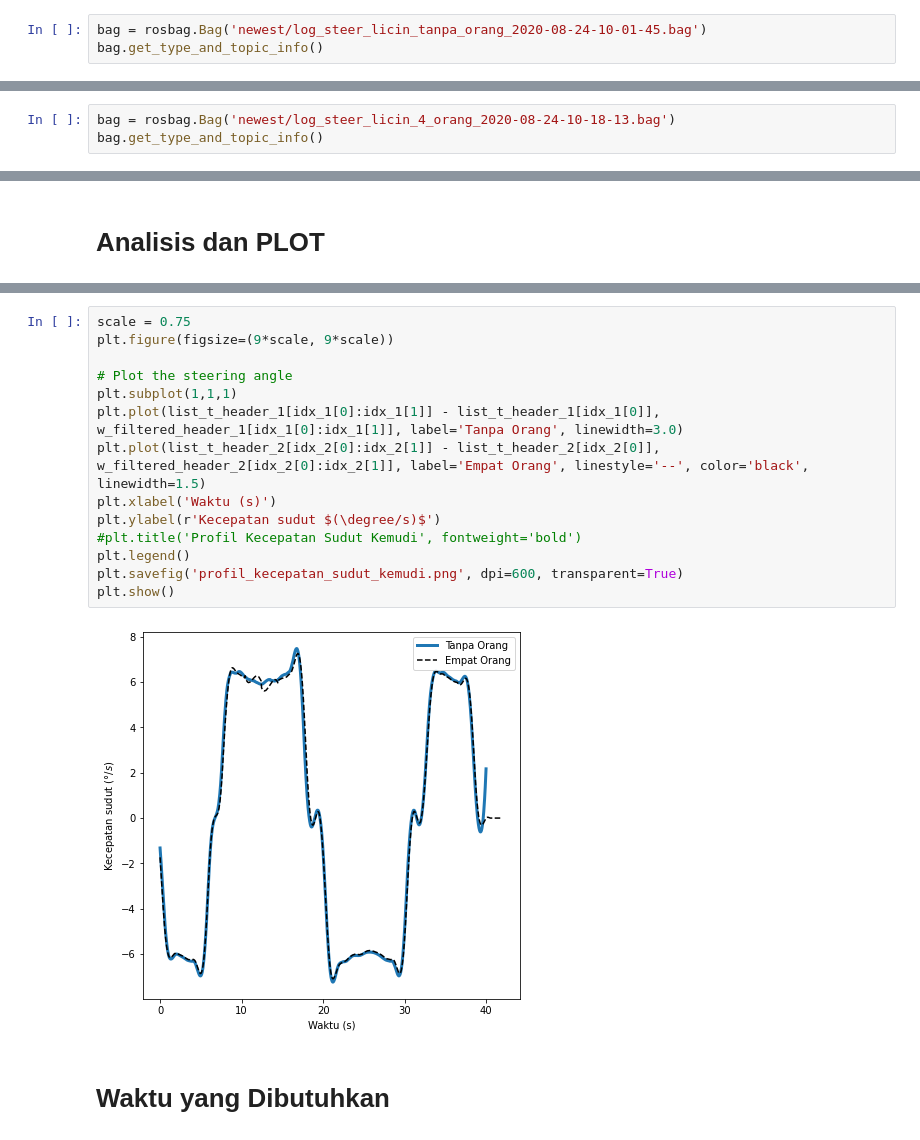
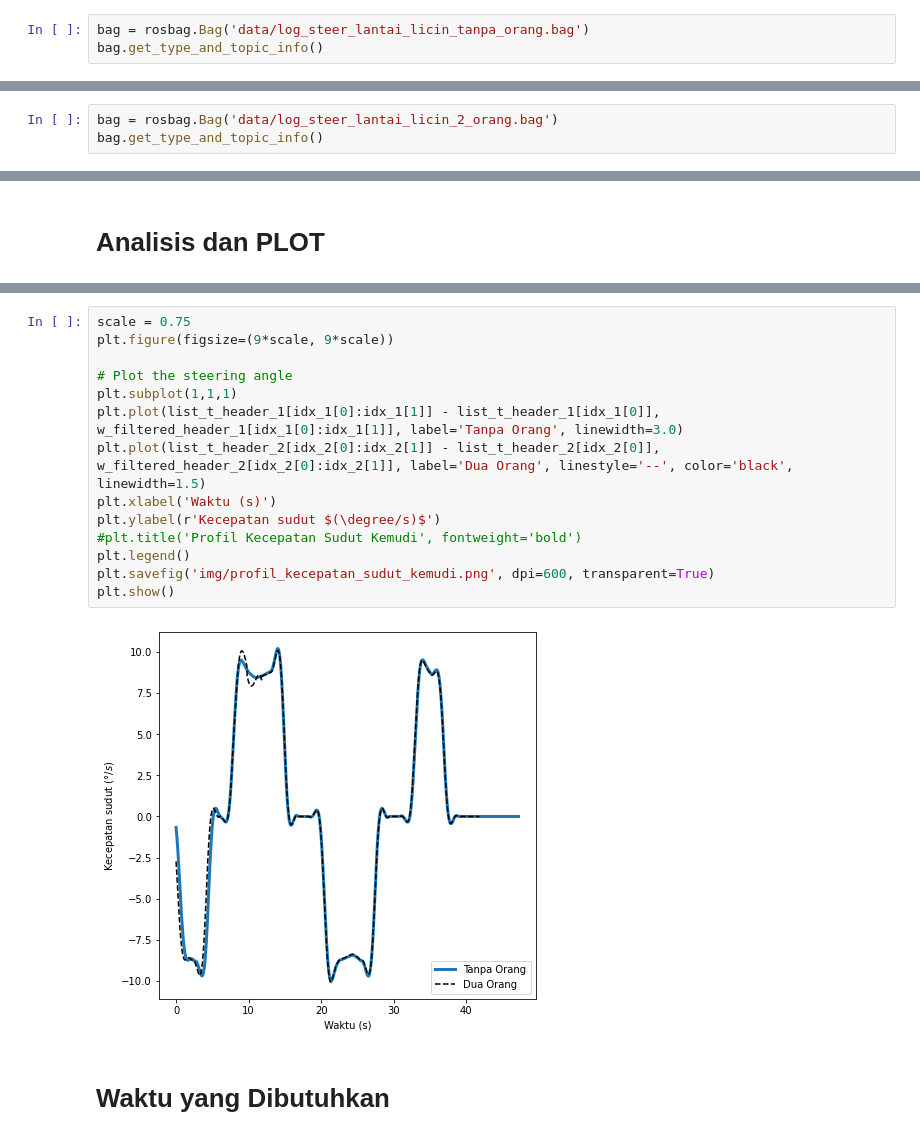
Before and after one commit to fadamsyah/final-project, a Jupyter notebook: Actuator Data/Steering Angle/steering_angle_calibration.ipynb, the cells around one changed output, grey strips where cells are left out. Drawn from its saved outputs; the diff is of its cells as text.

Commit message:
update the steering dynamics data

```diff
--- a/Actuator Data/Steering Angle/steering_angle_calibration.ipynb
+++ b/Actuator Data/Steering Angle/steering_angle_calibration.ipynb
@@ -62,7 +55,7 @@ TypesAndTopicsTuple(msg_types={'pkg_ta/Control': 'f3ff5e621674977340f826fa8303fd
 # %% [markdown]
 # Tanpa Orang Lantai Licin
 # %%
-bag = rosbag.Bag('newest/log_steer_licin_tanpa_orang_2020-08-24-10-01-45.bag')
+bag = rosbag.Bag('data/log_steer_lantai_licin_tanpa_orang.bag')
 bag.get_type_and_topic_info()
 # %% [output]
 TypesAndTopicsTuple(msg_types={'pkg_ta/Control': 'f3ff5e621674977340f826fa8303fddf', 'pkg_ta/LogArduino': '794f6f831f1064c1b29b65087ebb232f', 'rosgraph_msgs/Log': 'acffd30cd6b6de30f120938c17c593fb'},  ...
@@ -135,7 +128,7 @@ plt.plot(steering_angle_1[idx_1[0]:idx_1[1]])
 # %% [markdown]
 ## Import Data
 # %%
-bag = rosbag.Bag('newest/log_steer_licin_4_orang_2020-08-24-10-18-13.bag')
+bag = rosbag.Bag('data/log_steer_lantai_licin_2_orang.bag')
 bag.get_type_and_topic_info()
 # %% [output]
 TypesAndTopicsTuple(msg_types={'pkg_ta/Control': 'f3ff5e621674977340f826fa8303fddf', 'pkg_ta/LogArduino': '794f6f831f1064c1b29b65087ebb232f', 'rosgraph_msgs/Log': 'acffd30cd6b6de30f120938c17c593fb'},  ...
@@ -252,19 +245,19 @@ plt.show()
 # %%
 scale = 0.75
 plt.figure(figsize=(9*scale, 9*scale))
 
 # Plot the steering angle
 plt.subplot(1,1,1)
 plt.plot(list_t_header_1[idx_1[0]:idx_1[1]] - list_t_header_1[idx_1[0]], w_filtered_header_1[idx_1[0]:idx_1[1]], label='Tanpa Orang', linewidth=3.0)
-plt.plot(list_t_header_2[idx_2[0]:idx_2[1]] - list_t_header_2[idx_2[0]], w_filtered_header_2[idx_2[0]:idx_2[1]], label='Empat Orang', linestyle='--', color='black', linewidth=1.5)
+plt.plot(list_t_header_2[idx_2[0]:idx_2[1]] - list_t_header_2[idx_2[0]], w_filtered_header_2[idx_2[0]:idx_2[1]], label='Dua Orang', linestyle='--', color='black', linewidth=1.5)
 plt.xlabel('Waktu (s)')
 plt.ylabel(r'Kecepatan sudut $(\degree/s)$')
 #plt.title('Profil Kecepatan Sudut Kemudi', fontweight='bold')
 plt.legend()
-plt.savefig('profil_kecepatan_sudut_kemudi.png', dpi=600, transparent=True)
+plt.savefig('img/profil_kecepatan_sudut_kemudi.png', dpi=600, transparent=True)
 plt.show()
 # %% [output]
-[figure, old version]
+[figure, new version]
 # %% [markdown]
 # Waktu yang Dibutuhkan
 # %% [markdown]
```
Also changed, not shown: parts of 18 cells of this notebook, 13 other files.
